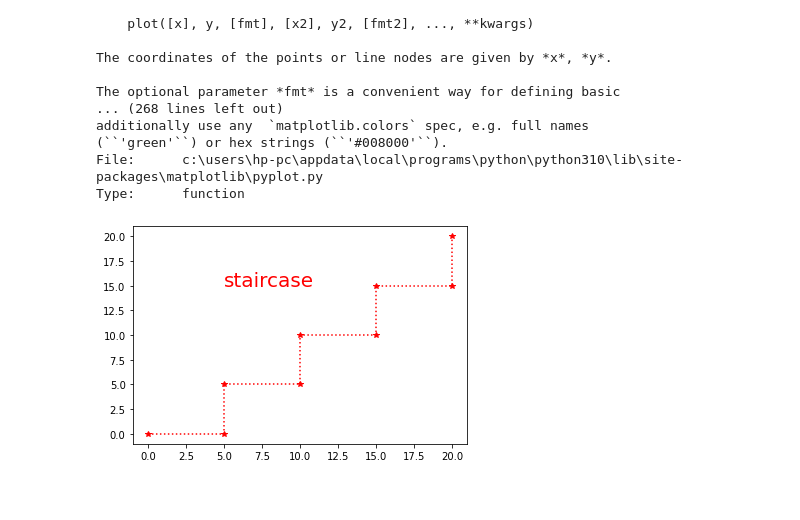
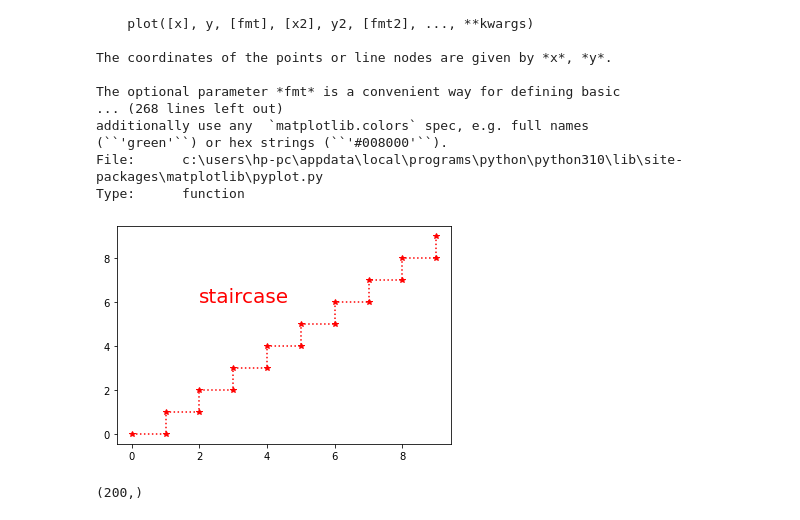
Before and after one commit to sameer5322/python_course, a Jupyter notebook: datascience/visualization_basics.ipynb, the cells around one changed output. Cells and saved outputs as stored; diff of their text form; code cells hidden in the pictures.

```diff
--- a/datascience/visualization_basics.ipynb
+++ b/datascience/visualization_basics.ipynb
@@ -39,9 +39,14 @@ additionally use any  `matplotlib.colors` spec, e.g. full names
 File:      c:\users\hp-pc\appdata\local\programs\python\python310\lib\site-packages\matplotlib\pyplot.py
 Type:      function
 # %%
-x = np.array([0,5,5,10,10,15,15,20,20])
-y = np.array([0,0,5,5,10,10,15,15,20])
-plt.text(5,15, 'staircase', color = 'red', fontsize = 20)
+x = np.array([0,1,1,2,2,3,3,4,4,5,5,6,6,7,7,8,8,9,9])
+y = np.array([0,0,1,1,2,2,3,3,4,4,5,5,6,6,7,7,8,8,9])
+plt.text(2,6, 'staircase', color = 'red', fontsize = 20)
 _ = plt.plot(x,y,'r*:')
 # %% [output]
-[figure, old version]
+[figure, new version]
+# %%
+x = np.arange(-10, 10, 0.1)
+print(x.shape)
+# %% [output]
+(200,)
```
Also changed, not shown: parts of 19 cells of this notebook.
